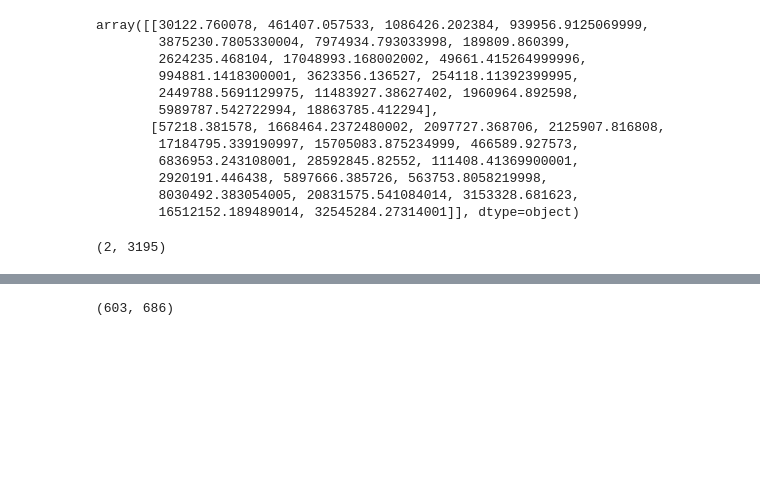
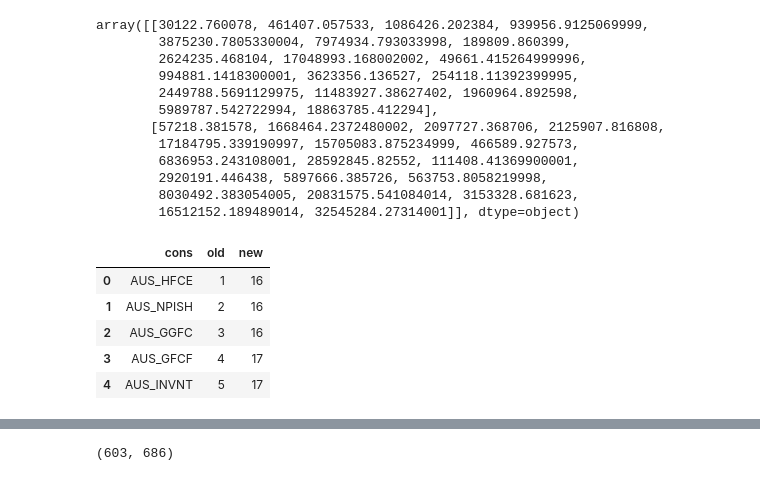
Before and after one commit to Tom-Jung/legendary-funicular, a Jupyter notebook: Ch8. ICIO.ipynb, the cells around one changed output, grey strips where cells are left out. Drawn from its saved outputs; the diff is of its cells as text; code cells hidden in the pictures; blank space fills up the shorter version.

```diff
--- a/Ch8. ICIO.ipynb
+++ b/Ch8. ICIO.ipynb
@@ -152,8 +152,14 @@ array([[30122.760078, 461407.057533, 1086426.202384, 939956.9125069999,
         2920191.446438, 5897666.385726, 563753.8058219998,
         8030492.383054005, 20831575.541084014, 3153328.681623,
         16512152.189489014, 32545284.27314001]], dtype=object)
-# %%
-tt = icio_2[3262:,0:3195]
-tt.shape
-# %% [output]
-(2, 3195)
+# %%
+url_cdfd = "https://raw.githubusercontent.com/Tom-Jung/legendary-funicular/main/cd_fd.csv"  #코드매치 파일 불러오기
+cd_fd = pd.read_csv(url_cdfd)
+cd_fd.head()
+# %% [output]
+|  | cons | old | new |
+| 0 | AUS_HFCE | 1 | 16 |
+| 1 | AUS_NPISH | 2 | 16 |
+| 2 | AUS_GGFC | 3 | 16 |
+| 3 | AUS_GFCF | 4 | 17 |
+| 4 | AUS_INVNT | 5 | 17 |
```
Also changed, not shown: parts of 33 cells of this notebook.
